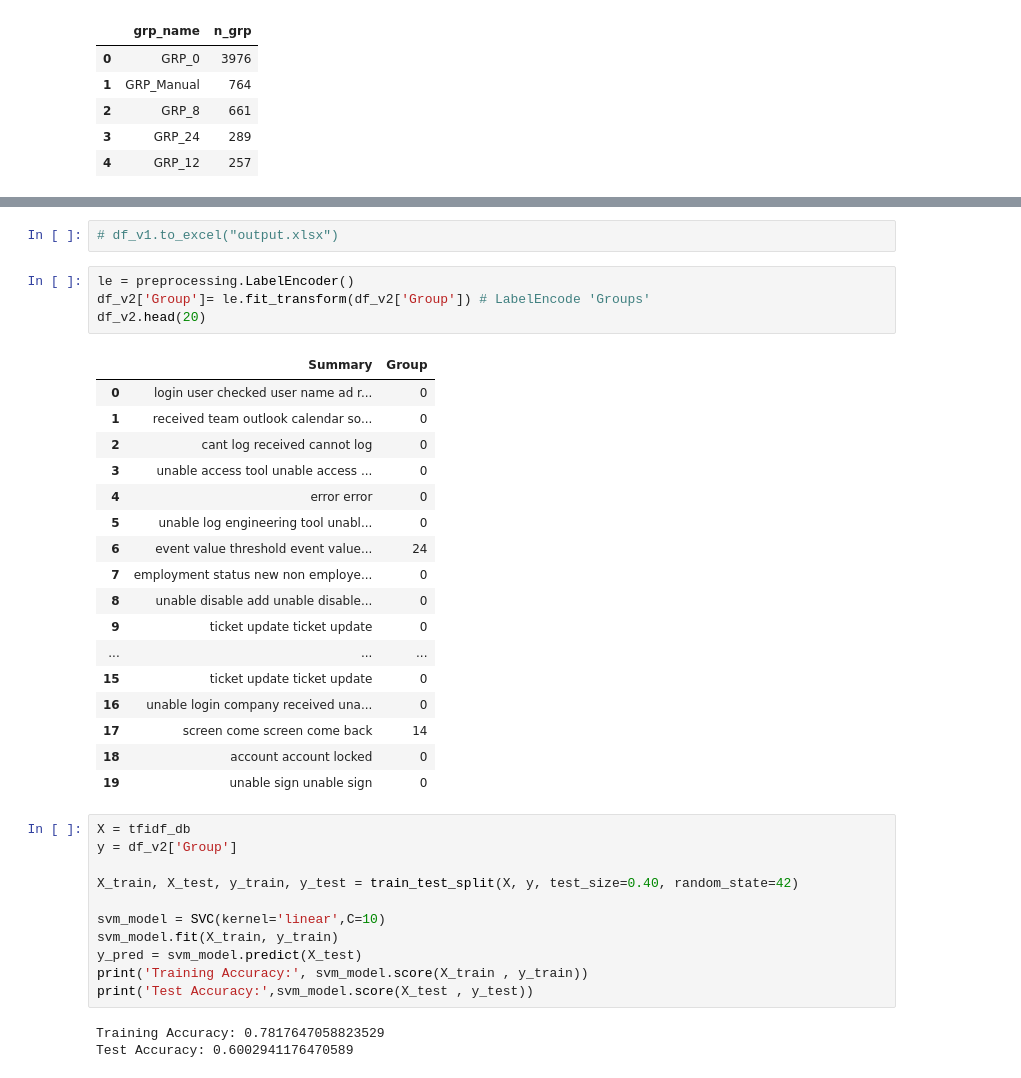
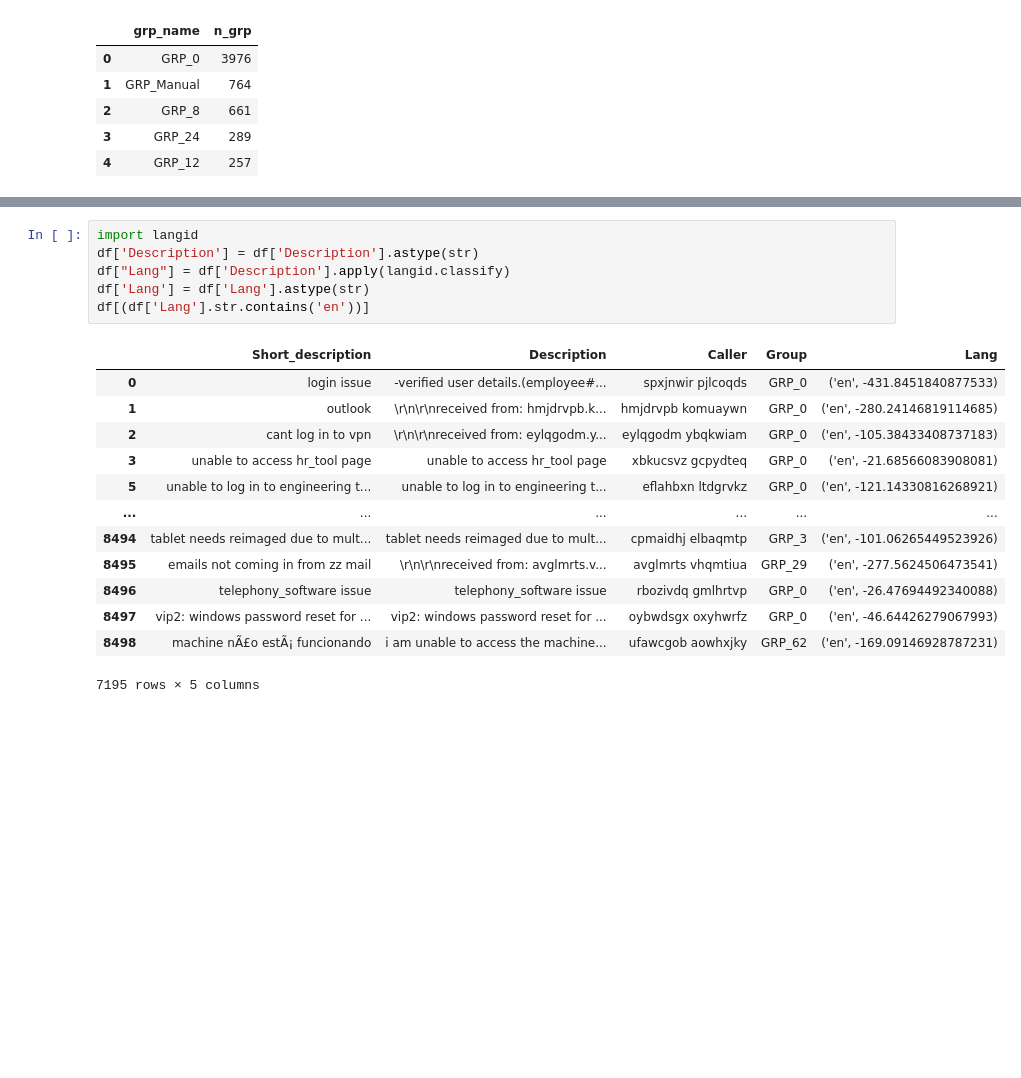
Before and after one commit to GLNLPGroup3/Capstone, a Jupyter notebook: EDA.ipynb, the cells around one changed output, grey strips where cells are left out. Cells and saved outputs as stored; diff of their text form; blank space fills up the shorter version.

```diff
--- a/EDA.ipynb
+++ b/EDA.ipynb
@@ -570,38 +421,20 @@ tfidf_db.head()
-# %%
-# df_v1.to_excel("output.xlsx")
-# %%
-le = preprocessing.LabelEncoder()
-df_v2['Group']= le.fit_transform(df_v2['Group']) # LabelEncode 'Groups'
-df_v2.head(20)
-# %% [output]
-|  | Summary | Group |
-| 0 | login user checked user name ad r... | 0 |
-| 1 | received team outlook calendar so... | 0 |
-| 2 | cant log received cannot log | 0 |
-| 3 | unable access tool unable access ... | 0 |
-| 4 | error error | 0 |
-| 5 | unable log engineering tool unabl... | 0 |
-| 6 | event value threshold event value... | 24 |
-| 7 | employment status new non employe... | 0 |
-| 8 | unable disable add unable disable... | 0 |
-| 9 | ticket update ticket update | 0 |
-| ... | ... | ... |
-| 15 | ticket update ticket update | 0 |
-| 16 | unable login company received una... | 0 |
-| 17 | screen come screen come back | 14 |
-| 18 | account account locked | 0 |
-| 19 | unable sign unable sign | 0 |
-# %%
-X = tfidf_db
-y = df_v2['Group']
-
-X_train, X_test, y_train, y_test = train_test_split(X, y, test_size=0.40, random_state=42)
-
-svm_model = SVC(kernel='linear',C=10)
-svm_model.fit(X_train, y_train)
-y_pred = svm_model.predict(X_test)
-print('Training Accuracy:', svm_model.score(X_train , y_train))
-print('Test Accuracy:',svm_model.score(X_test , y_test))
-# %% [output]
-Training Accuracy: 0.7817647058823529
-Test Accuracy: 0.6002941176470589
+# %%
+import langid
+df['Description'] = df['Description'].astype(str)
+df["Lang"] = df['Description'].apply(langid.classify)
+df['Lang'] = df['Lang'].astype(str)
+df[(df['Lang'].str.contains('en'))]
+# %% [output]
+|  | Short_description | Description | Caller | Group | Lang |
+| 0 | login issue | -verified user details.(employee#... | spxjnwir pjlcoqds | GRP_0 | ('en', -431.8451840877533) |
+| 1 | outlook | \r\n\r\nreceived from: hmjdrvpb.k... | hmjdrvpb komuaywn | GRP_0 | ('en', -280.24146819114685) |
+| 2 | cant log in to vpn | \r\n\r\nreceived from: eylqgodm.y... | eylqgodm ybqkwiam | GRP_0 | ('en', -105.38433408737183) |
+| 3 | unable to access hr_tool page | unable to access hr_tool page | xbkucsvz gcpydteq | GRP_0 | ('en', -21.68566083908081) |
+| 5 | unable to log in to engineering t... | unable to log in to engineering t... | eflahbxn ltdgrvkz | GRP_0 | ('en', -121.14330816268921) |
+| ... | ... | ... | ... | ... | ... |
+| 8494 | tablet needs reimaged due to mult... | tablet needs reimaged due to mult... | cpmaidhj elbaqmtp | GRP_3 | ('en', -101.06265449523926) |
+| 8495 | emails not coming in from zz mail | \r\n\r\nreceived from: avglmrts.v... | avglmrts vhqmtiua | GRP_29 | ('en', -277.5624506473541) |
+| 8496 | telephony_software issue | telephony_software issue | rbozivdq gmlhrtvp | GRP_0 | ('en', -26.47694492340088) |
+| 8497 | vip2: windows password reset for ... | vip2: windows password reset for ... | oybwdsgx oxyhwrfz | GRP_0 | ('en', -46.64426279067993) |
+| 8498 | machine nÃ£o estÃ¡ funcionando | i am unable to access the machine... | ufawcgob aowhxjky | GRP_62 | ('en', -169.09146928787231) |
+7195 rows × 5 columns
```
Also changed, not shown: parts of 28 cells of this notebook.
